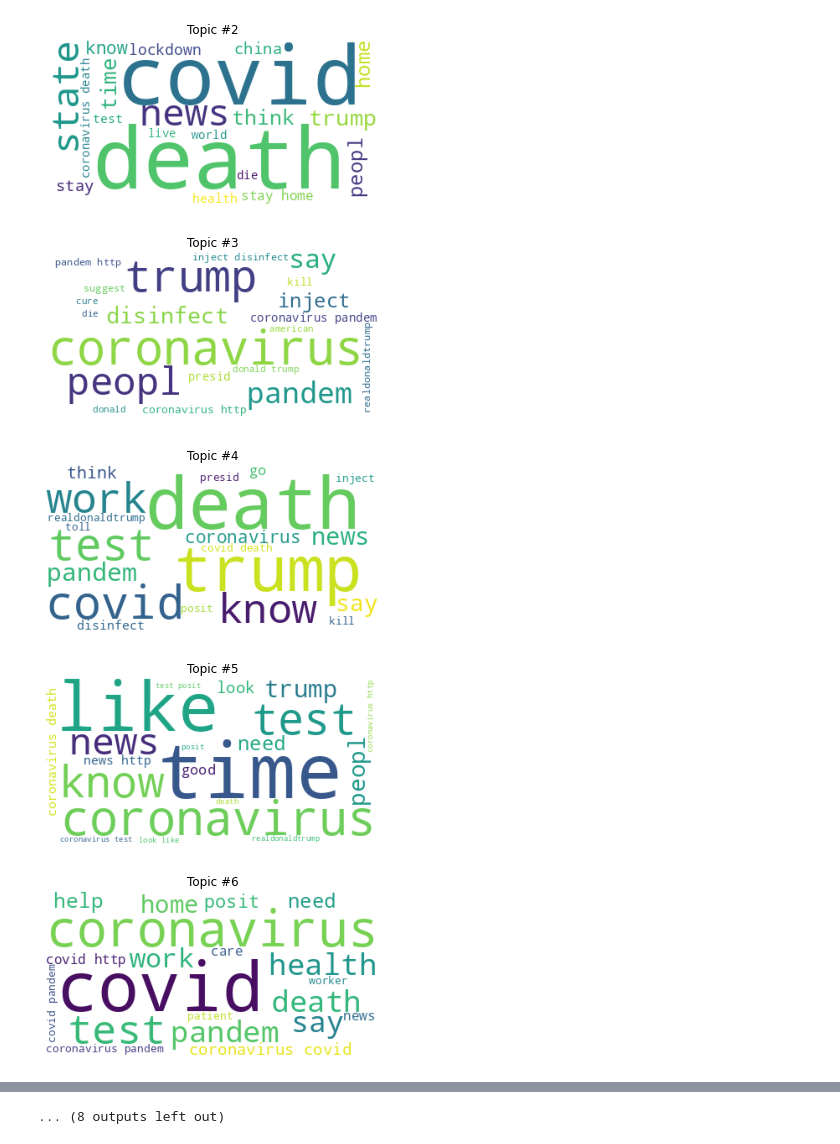
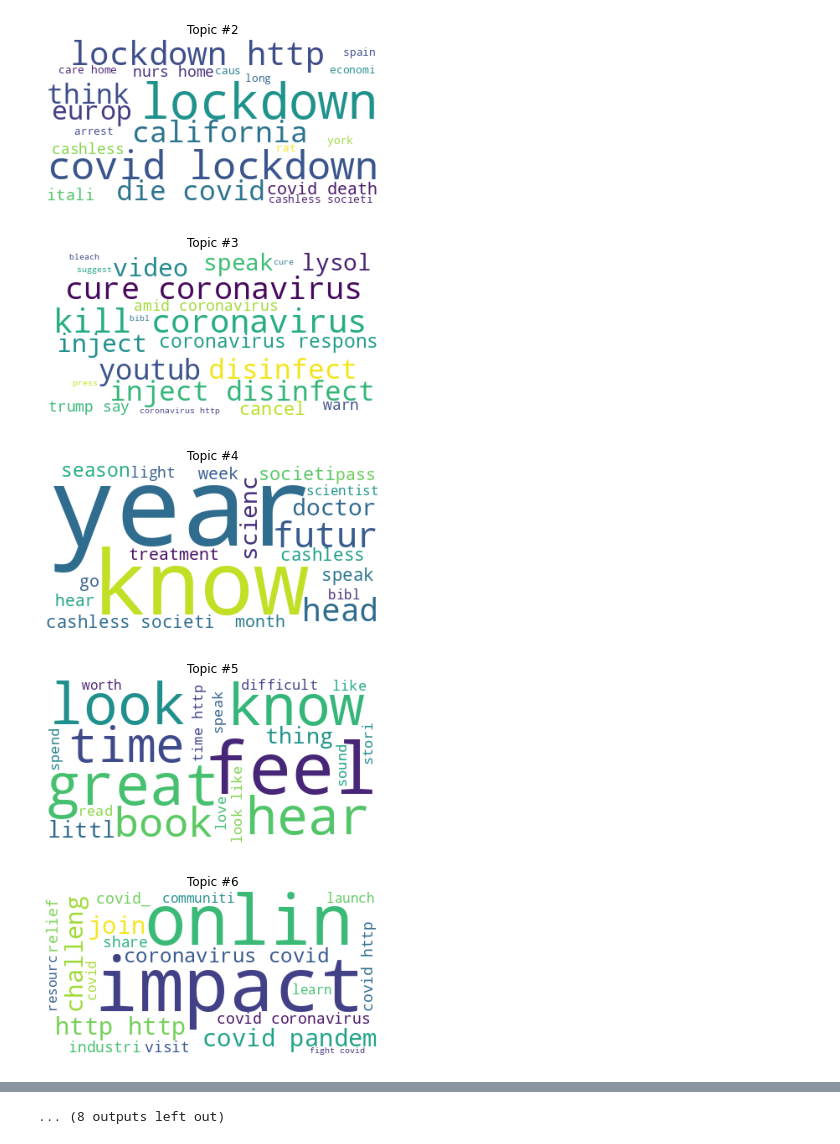
Before and after one commit to AdrienSF/twitter-analysis, a Jupyter notebook: results.ipynb, the cells around one changed output, grey strips where cells are left out. Drawn from its saved outputs; the diff is of its cells as text; code cells hidden in the pictures.

Commit message:
fix custom vocab

```diff
--- a/results.ipynb
+++ b/results.ipynb
@@ -10,3 +10,4 @@ with open('bigVocabCountVec_trained_PCA_2021-07-12.pickle', 'rb') as f:
 with open('bigVocabCountVec_trained_TLDA_2021-07-12.pickle', 'rb') as f:
     tlda = pickle.load(f)
 id_map = np.load('bigVocabCountVec_id-word-map_2021-07-12.npy')
+whitened_tweet_mat = np.load('bigVocabCountVec_whitened_tweet_mat_2021-07-12.npy')
@@ -19,9 +14,29 @@ tlda.factors_.shape
 # %%
-# extract topics and correct weights
-probs = np.array(pca.reverse_transform(tlda.factors_))
-total_topics = probs.shape[0]
+def extract_topics(tlda, pca, id_map, whitened_tweet_mat, top_n_words=20, beta_0=.003):
+    tlda.factors_ = pca.reverse_transform(tlda.factors_)  # unwhiten the eigenvectors to get unscaled word-level factors
 
-probmaps = []
-for i in range(total_topics):
-    topids = probs[i,:].argsort()[-20:]
-    probmaps.append({id_map[word_id]: probs[i,word_id] for word_id in topids})
+    '''
+    Recover alpha_hat from the eigenvalues of M3
+    '''
+
+    eig_vals = [np.linalg.norm(k,3) for k in tlda.factors_ ]
+    # normalize beta
+    alpha      = np.power(eig_vals, -2)
+
+    alpha_norm = (alpha / alpha.sum()) * beta_0
+    tlda.alpha_   = alpha_norm
+
+    tlda.predict(whitened_tweet_mat,w_mat=True,doc_predict=False)  # normalize the factors
+
+
+    # extract topics and correct weights
+    probs = tlda.factors_
+    total_topics = probs.shape[0]
+
+    probmaps = []
+    for i in range(total_topics):
+        topids = probs[i,:].argsort()[-top_n_words:]
+        probmaps.append({id_map[word_id]: probs[i,word_id] for word_id in topids})
+
+
+    return probmaps
@@ -95,6 +45,9 @@ sorted(probs[0])[:20]
+# %%
+probmaps = extract_topics(tlda, pca, id_map, whitened_tweet_mat)
 # %%
 # draw word clouds
 # fig, axs = plt.subplots(1, 3, figsize=(9, 3))
+total_topics = len(probmaps)
 for t in range(total_topics):
     plt.figure()
     plt.imshow(WordCloud(background_color='white').fit_words(probmaps[t]))
@@ -106,5 +59,5 @@ for t in range(total_topics):
-[figure, old version]
+[figure, new version]
-[figure, old version]
+[figure, new version]
-[figure, old version]
+[figure, new version]
-[figure, old version]
+[figure, new version]
-[figure, old version]
+[figure, new version]
```
Also changed, not shown: parts of 7 cells of this notebook, 2 other files.
